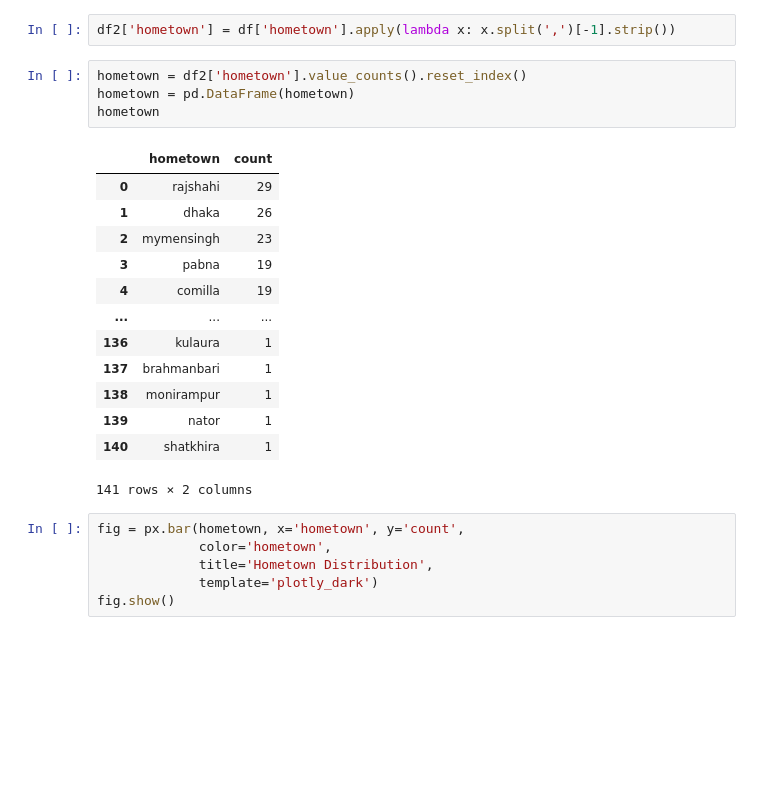
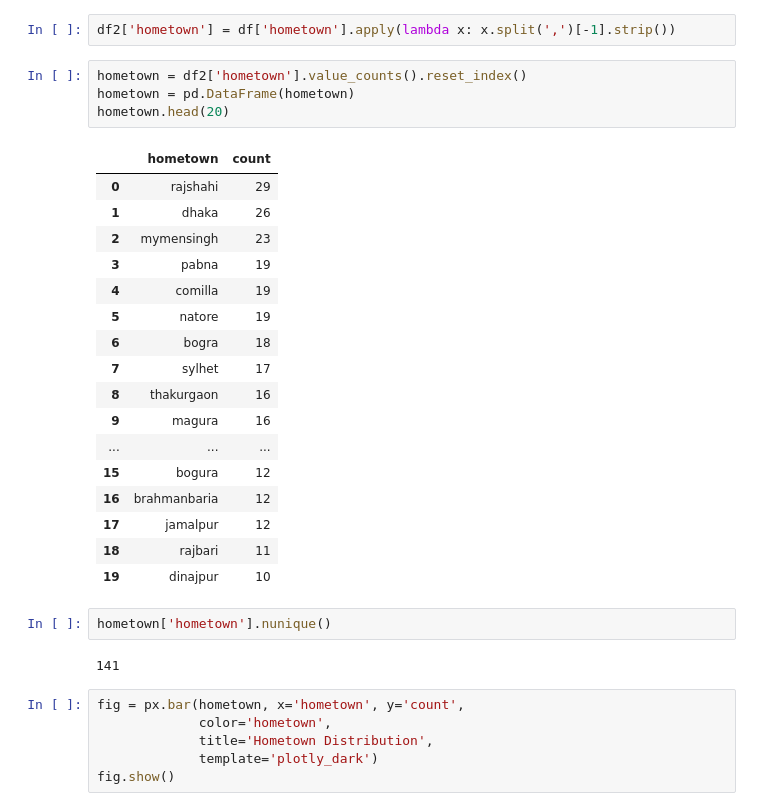
Before and after one commit to rahad404/Bangladesh-Suicide-Analysis, a Jupyter notebook: bd_suicide.ipynb, the cells around one changed output. Cells and saved outputs as stored; diff of their text form; blank space fills up the shorter version.

```diff
--- a/bd_suicide.ipynb
+++ b/bd_suicide.ipynb
@@ -321,21 +322,29 @@ df2['hometown'] = df['hometown'].apply(lambda x: x.split(',')[-1].strip())
 # %%
 hometown = df2['hometown'].value_counts().reset_index()
 hometown = pd.DataFrame(hometown)
-hometown
+hometown.head(20)
 # %% [output]
 |  | hometown | count |
 | 0 | rajshahi | 29 |
 | 1 | dhaka | 26 |
 | 2 | mymensingh | 23 |
 | 3 | pabna | 19 |
 | 4 | comilla | 19 |
+| 5 | natore | 19 |
+| 6 | bogra | 18 |
+| 7 | sylhet | 17 |
+| 8 | thakurgaon | 16 |
+| 9 | magura | 16 |
 | ... | ... | ... |
-| 136 | kulaura | 1 |
-| 137 | brahmanbari | 1 |
-| 138 | monirampur | 1 |
-| 139 | nator | 1 |
-| 140 | shatkhira | 1 |
+| 15 | bogura | 12 |
+| 16 | brahmanbaria | 12 |
+| 17 | jamalpur | 12 |
+| 18 | rajbari | 11 |
+| 19 | dinajpur | 10 |
-141 rows × 2 columns
+# %%
+hometown['hometown'].nunique()
+# %% [output]
+141
 # %%
 fig = px.bar(hometown, x='hometown', y='count',
              color='hometown',
```
Also changed, not shown: parts of 6 cells of this notebook, 4 other files.
